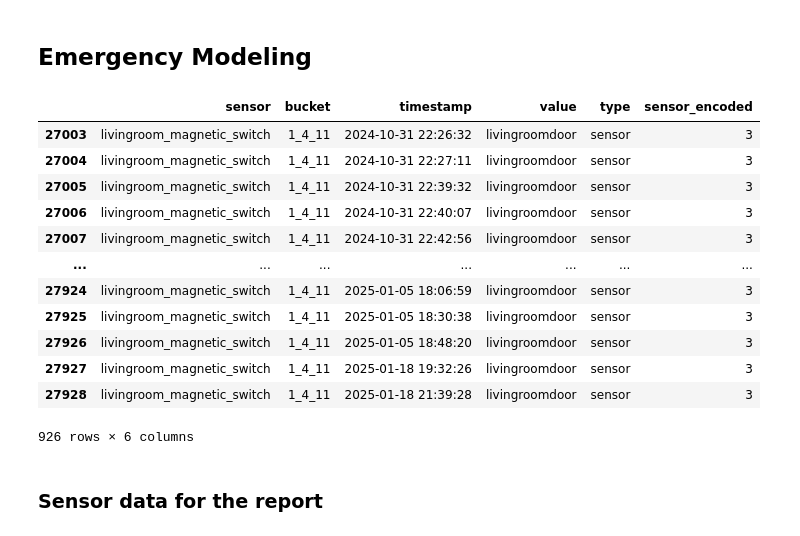
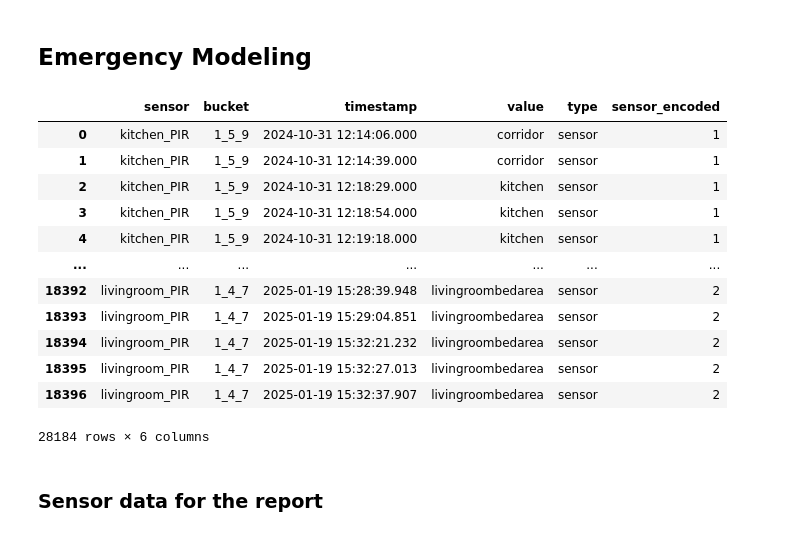
Before and after one commit to radovluk/sif, a Jupyter notebook: modeling/modeling.ipynb, the cells around one changed output. Saved outputs shown, nothing was run; the diff lists cells and outputs as text; code cells hidden in the pictures.

```diff
--- a/modeling/modeling.ipynb
+++ b/modeling/modeling.ipynb
@@ -15,24 +15,24 @@ pd.set_option('display.max_columns', None)
 pd.set_option('display.max_colwidth', None)
 # %%
 # Fetch sensor data
-sensor_data = fetch_all_sensor_data(start_hours=24*7*50, interval_hours=24*7*50)
+sensor_data = fetch_all_sensor_data(start_hours=24*7*20, interval_hours=24*7*20)
 sensor_data_df = prepare_data_for_occupancy_model(sensor_data)
-# %%
-sensor_data
-# %% [output]
-|  | sensor | bucket | timestamp | value | type | sensor_encoded |
-| 27003 | livingroom_magnetic_switch | 1_4_11 | 2024-10-31 22:26:32 | livingroomdoor | sensor | 3 |
-| 27004 | livingroom_magnetic_switch | 1_4_11 | 2024-10-31 22:27:11 | livingroomdoor | sensor | 3 |
-| 27005 | livingroom_magnetic_switch | 1_4_11 | 2024-10-31 22:39:32 | livingroomdoor | sensor | 3 |
-| 27006 | livingroom_magnetic_switch | 1_4_11 | 2024-10-31 22:40:07 | livingroomdoor | sensor | 3 |
-| 27007 | livingroom_magnetic_switch | 1_4_11 | 2024-10-31 22:42:56 | livingroomdoor | sensor | 3 |
-| ... | ... | ... | ... | ... | ... | ... |
-| 27924 | livingroom_magnetic_switch | 1_4_11 | 2025-01-05 18:06:59 | livingroomdoor | sensor | 3 |
-| 27925 | livingroom_magnetic_switch | 1_4_11 | 2025-01-05 18:30:38 | livingroomdoor | sensor | 3 |
-| 27926 | livingroom_magnetic_switch | 1_4_11 | 2025-01-05 18:48:20 | livingroomdoor | sensor | 3 |
-| 27927 | livingroom_magnetic_switch | 1_4_11 | 2025-01-18 19:32:26 | livingroomdoor | sensor | 3 |
-| 27928 | livingroom_magnetic_switch | 1_4_11 | 2025-01-18 21:39:28 | livingroomdoor | sensor | 3 |
-926 rows × 6 columns
+# %%
+sensor_data_df
+# %% [output]
+|  | sensor | bucket | timestamp | value | type | sensor_encoded |
+| 0 | kitchen_PIR | 1_5_9 | 2024-10-31 12:14:06.000 | corridor | sensor | 1 |
+| 1 | kitchen_PIR | 1_5_9 | 2024-10-31 12:14:39.000 | corridor | sensor | 1 |
+| 2 | kitchen_PIR | 1_5_9 | 2024-10-31 12:18:29.000 | kitchen | sensor | 1 |
+| 3 | kitchen_PIR | 1_5_9 | 2024-10-31 12:18:54.000 | kitchen | sensor | 1 |
+| 4 | kitchen_PIR | 1_5_9 | 2024-10-31 12:19:18.000 | kitchen | sensor | 1 |
+| ... | ... | ... | ... | ... | ... | ... |
+| 18392 | livingroom_PIR | 1_4_7 | 2025-01-19 15:28:39.948 | livingroombedarea | sensor | 2 |
+| 18393 | livingroom_PIR | 1_4_7 | 2025-01-19 15:29:04.851 | livingroombedarea | sensor | 2 |
+| 18394 | livingroom_PIR | 1_4_7 | 2025-01-19 15:32:21.232 | livingroombedarea | sensor | 2 |
+| 18395 | livingroom_PIR | 1_4_7 | 2025-01-19 15:32:27.013 | livingroombedarea | sensor | 2 |
+| 18396 | livingroom_PIR | 1_4_7 | 2025-01-19 15:32:37.907 | livingroombedarea | sensor | 2 |
+28184 rows × 6 columns
 # %% [markdown]
 ### Sensor data for the report
 # %%
```
Also changed, not shown: parts of 9 cells of this notebook, 5 other files.
